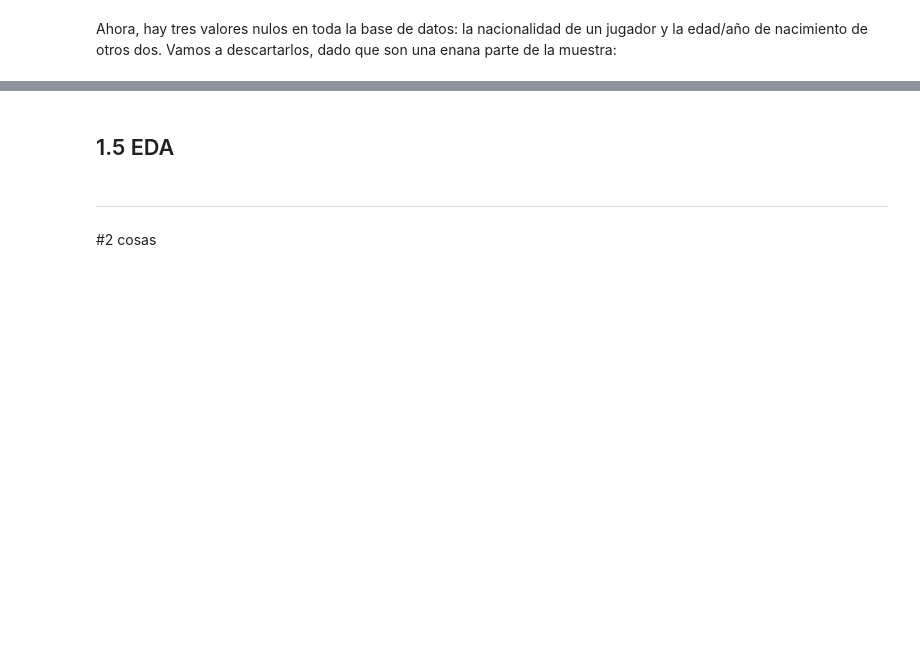
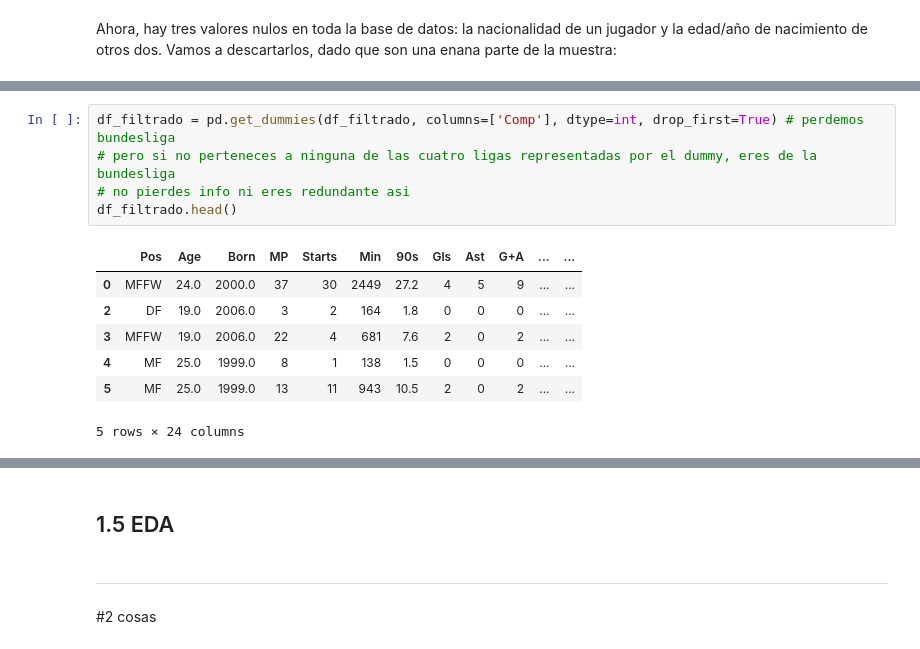
Before and after one commit to alexalvrz-yeah/Proyecto-Fusball, a Jupyter notebook: notebooks/fussball.ipynb, the cells around one changed output, grey strips where cells are left out. Saved outputs shown, nothing was run; the diff lists cells and outputs as text; blank space fills up the shorter version.

```diff
--- a/notebooks/fussball.ipynb
+++ b/notebooks/fussball.ipynb
@@ -252,0 +264,13 @@ Quedan 2287 jugadores tras eliminar los valores nulos.
+# %%
+df_filtrado = pd.get_dummies(df_filtrado, columns=['Comp'], dtype=int, drop_first=True) # perdemos bundesliga
+# pero si no perteneces a ninguna de las cuatro ligas representadas por el dummy, eres de la bundesliga
+# no pierdes info ni eres redundante asi
+df_filtrado.head()
+# %% [output]
+|  | Pos | Age | Born | MP | Starts | Min | 90s | Gls | Ast | G+A | ... | ... |
+| 0 | MFFW | 24.0 | 2000.0 | 37 | 30 | 2449 | 27.2 | 4 | 5 | 9 | ... | ... |
+| 2 | DF | 19.0 | 2006.0 | 3 | 2 | 164 | 1.8 | 0 | 0 | 0 | ... | ... |
+| 3 | MFFW | 19.0 | 2006.0 | 22 | 4 | 681 | 7.6 | 2 | 0 | 2 | ... | ... |
+| 4 | MF | 25.0 | 1999.0 | 8 | 1 | 138 | 1.5 | 0 | 0 | 0 | ... | ... |
+| 5 | MF | 25.0 | 1999.0 | 13 | 11 | 943 | 10.5 | 2 | 0 | 2 | ... | ... |
+5 rows × 24 columns
```
Also changed, not shown: parts of 26 cells of this notebook.
